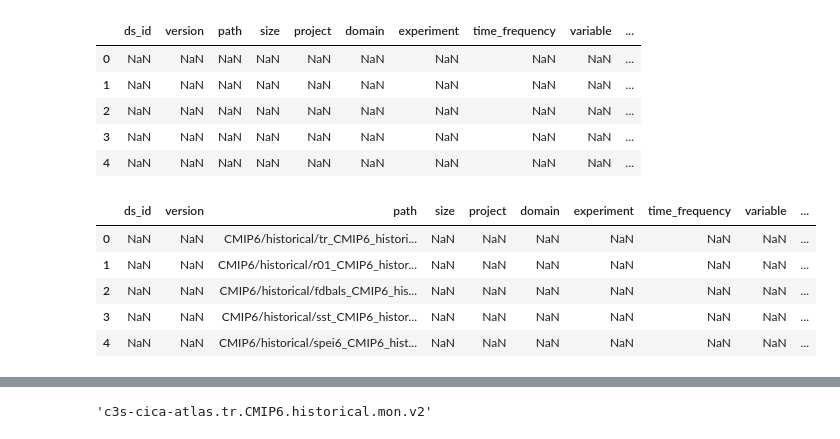
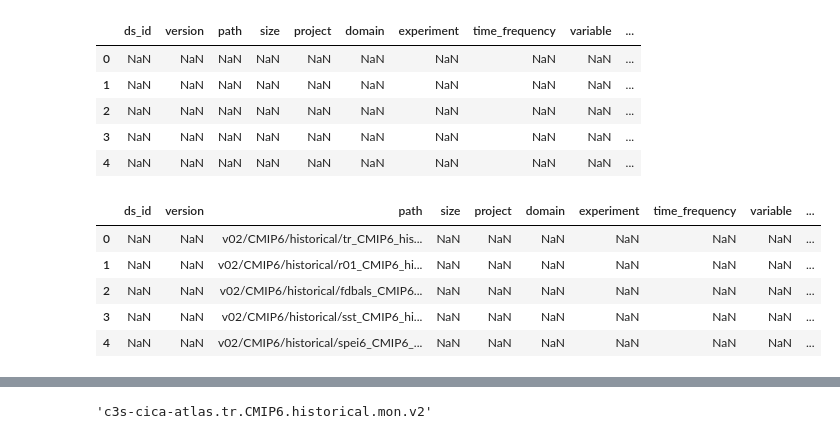
Before and after one commit to cp4cds/c3s_34g_manifests, a Jupyter notebook: notebooks/atlas_v2_build_intake_catalog.ipynb, the cells around one changed output, grey strips where cells are left out. Drawn from its saved outputs; the diff is of its cells as text; code cells hidden in the pictures.

Commit message:
update atlas v2

```diff
--- a/notebooks/atlas_v2_build_intake_catalog.ipynb
+++ b/notebooks/atlas_v2_build_intake_catalog.ipynb
@@ -49,7 +49,8 @@ df_new
 # %% [output]
 |  | ds_id | version | path | size | project | domain | experiment | time_frequency | variable | ... |
 # %%
-df_new["url"] = df["url"].str.replace("/esg_c3s-cica-atlas/v02", "/esg_c3s-cica-atlas/v02", regex=False)
+# df_new["url"] = df["url"].str.replace("/esg_c3s-cica-atlas/v02", "/esg_c3s-cica-atlas/v02", regex=False)
+df_new["url"] = df["url"]
 df_new.head()
 # %% [output]
 |  | ds_id | version | path | size | project | domain | experiment | time_frequency | variable | ... |
@@ -59,15 +60,15 @@ df_new.head()
 | 3 | NaN | NaN | NaN | NaN | NaN | NaN | NaN | NaN | NaN | ... |
 | 4 | NaN | NaN | NaN | NaN | NaN | NaN | NaN | NaN | NaN | ... |
 # %%
-df_new["path"] = df_new["url"].str.replace("https://data.mips.climate.copernicus.eu/thredds/fileServer/esg_c3s-cica-atlas/v02/", "", regex=False)
+df_new["path"] = df_new["url"].str.replace("https://data.mips.climate.copernicus.eu/thredds/fileServer/esg_c3s-cica-atlas/", "", regex=False)
 df_new.head()
 # %% [output]
 |  | ds_id | version | path | size | project | domain | experiment | time_frequency | variable | ... |
-| 0 | NaN | NaN | CMIP6/historical/tr_CMIP6_histori... | NaN | NaN | NaN | NaN | NaN | NaN | ... |
-| 1 | NaN | NaN | CMIP6/historical/r01_CMIP6_histor... | NaN | NaN | NaN | NaN | NaN | NaN | ... |
-| 2 | NaN | NaN | CMIP6/historical/fdbals_CMIP6_his... | NaN | NaN | NaN | NaN | NaN | NaN | ... |
-| 3 | NaN | NaN | CMIP6/historical/sst_CMIP6_histor... | NaN | NaN | NaN | NaN | NaN | NaN | ... |
-| 4 | NaN | NaN | CMIP6/historical/spei6_CMIP6_hist... | NaN | NaN | NaN | NaN | NaN | NaN | ... |
+| 0 | NaN | NaN | v02/CMIP6/historical/tr_CMIP6_his... | NaN | NaN | NaN | NaN | NaN | NaN | ... |
+| 1 | NaN | NaN | v02/CMIP6/historical/r01_CMIP6_hi... | NaN | NaN | NaN | NaN | NaN | NaN | ... |
+| 2 | NaN | NaN | v02/CMIP6/historical/fdbals_CMIP6... | NaN | NaN | NaN | NaN | NaN | NaN | ... |
+| 3 | NaN | NaN | v02/CMIP6/historical/sst_CMIP6_hi... | NaN | NaN | NaN | NaN | NaN | NaN | ... |
+| 4 | NaN | NaN | v02/CMIP6/historical/spei6_CMIP6_... | NaN | NaN | NaN | NaN | NaN | NaN | ... |
 # %%
 version = "v2"
 
```
Also changed, not shown: parts of 2 cells of this notebook, 3 other files.
